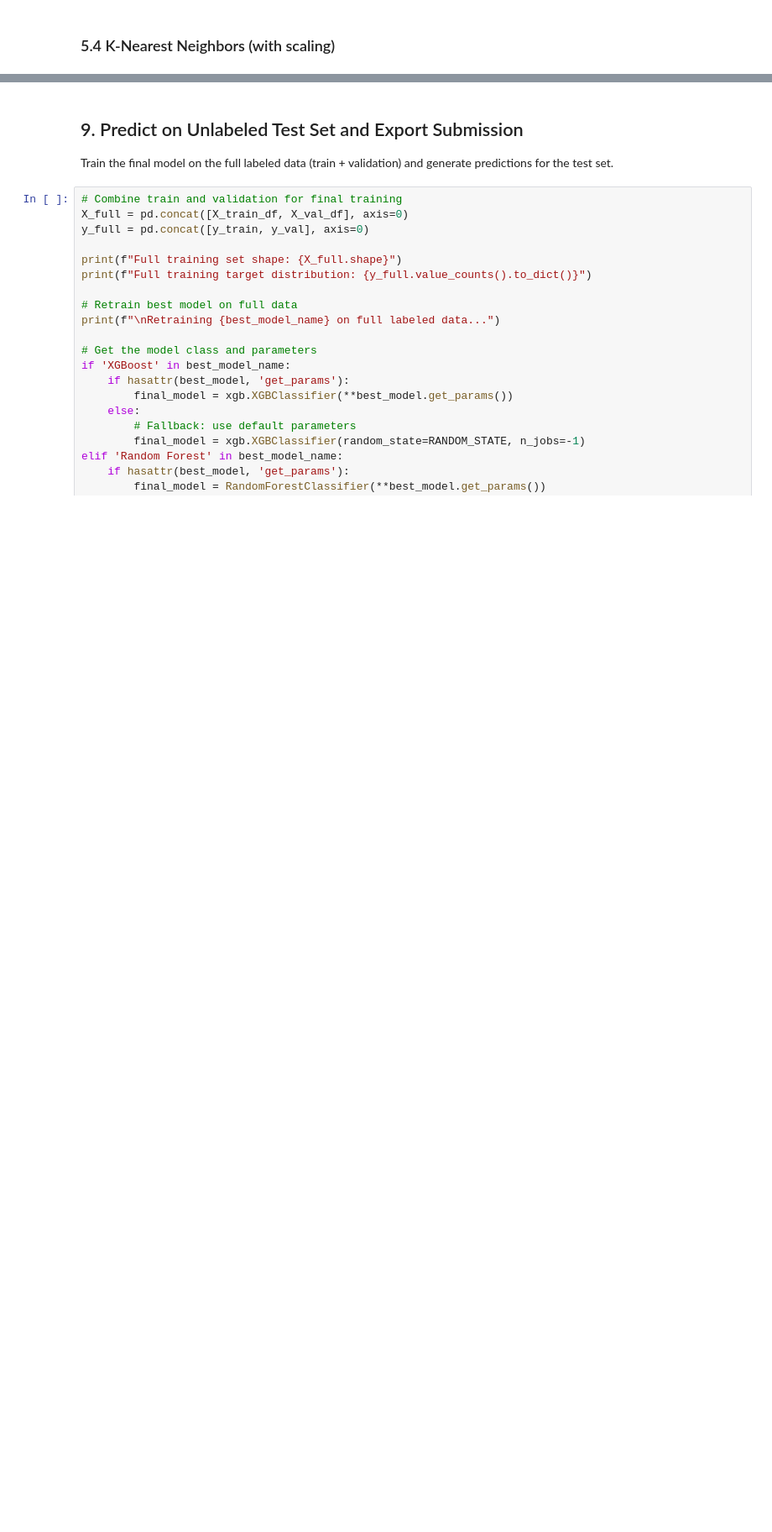
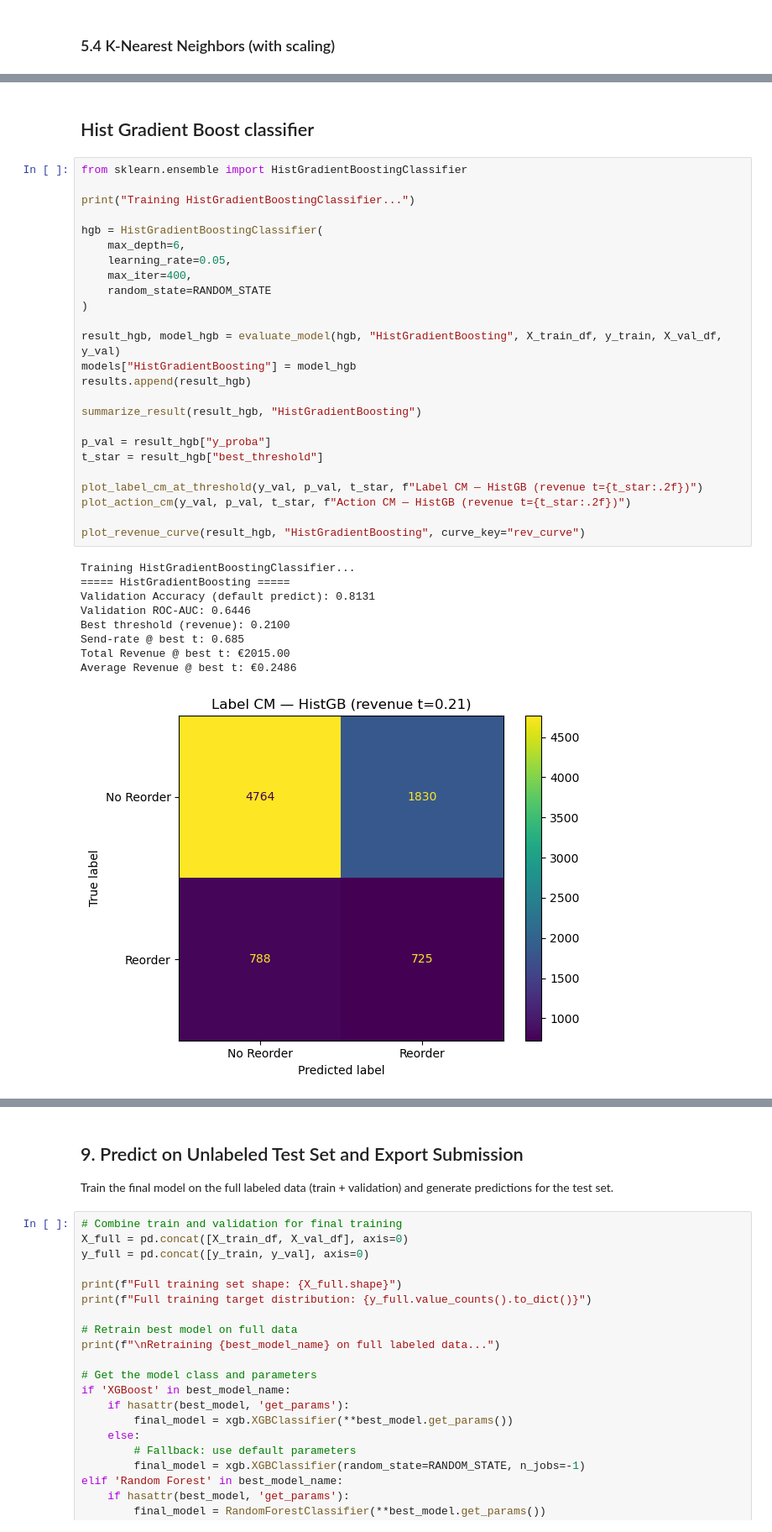
Before and after one commit to ungeralexan/ml_assignment, a Jupyter notebook: stand_safe_06_01/project.ipynb, the cells around one changed output, grey strips where cells are left out. Shown at 84% size. Cells and saved outputs as stored; diff of their text form; blank space fills up the shorter version.

```diff
--- a/stand_safe_06_01/project.ipynb
+++ b/stand_safe_06_01/project.ipynb
@@ -2222,0 +1684,37 @@ Best threshold saved to 'best_threshold.json'
+# %% [markdown]
+## Hist Gradient Boost classifier
+# %%
+from sklearn.ensemble import HistGradientBoostingClassifier
+
+print("Training HistGradientBoostingClassifier...")
+
+hgb = HistGradientBoostingClassifier(
+    max_depth=6,
+    learning_rate=0.05,
+    max_iter=400,
+    random_state=RANDOM_STATE
+)
+
+result_hgb, model_hgb = evaluate_model(hgb, "HistGradientBoosting", X_train_df, y_train, X_val_df, y_val)
+models["HistGradientBoosting"] = model_hgb
+results.append(result_hgb)
+
+summarize_result(result_hgb, "HistGradientBoosting")
+
+p_val = result_hgb["y_proba"]
+t_star = result_hgb["best_threshold"]
+
+plot_label_cm_at_threshold(y_val, p_val, t_star, f"Label CM — HistGB (revenue t={t_star:.2f})")
+plot_action_cm(y_val, p_val, t_star, f"Action CM — HistGB (revenue t={t_star:.2f})")
+
+plot_revenue_curve(result_hgb, "HistGradientBoosting", curve_key="rev_curve")
+# %% [output]
+Training HistGradientBoostingClassifier...
+===== HistGradientBoosting =====
+Validation Accuracy (default predict): 0.8131
+Validation ROC-AUC: 0.6446
+Best threshold (revenue): 0.2100
+Send-rate @ best t: 0.685
+Total Revenue @ best t: €2015.00
+Average Revenue @ best t: €0.2486
+[figure, added]
```
Also changed, not shown: parts of 50 cells of this notebook.
